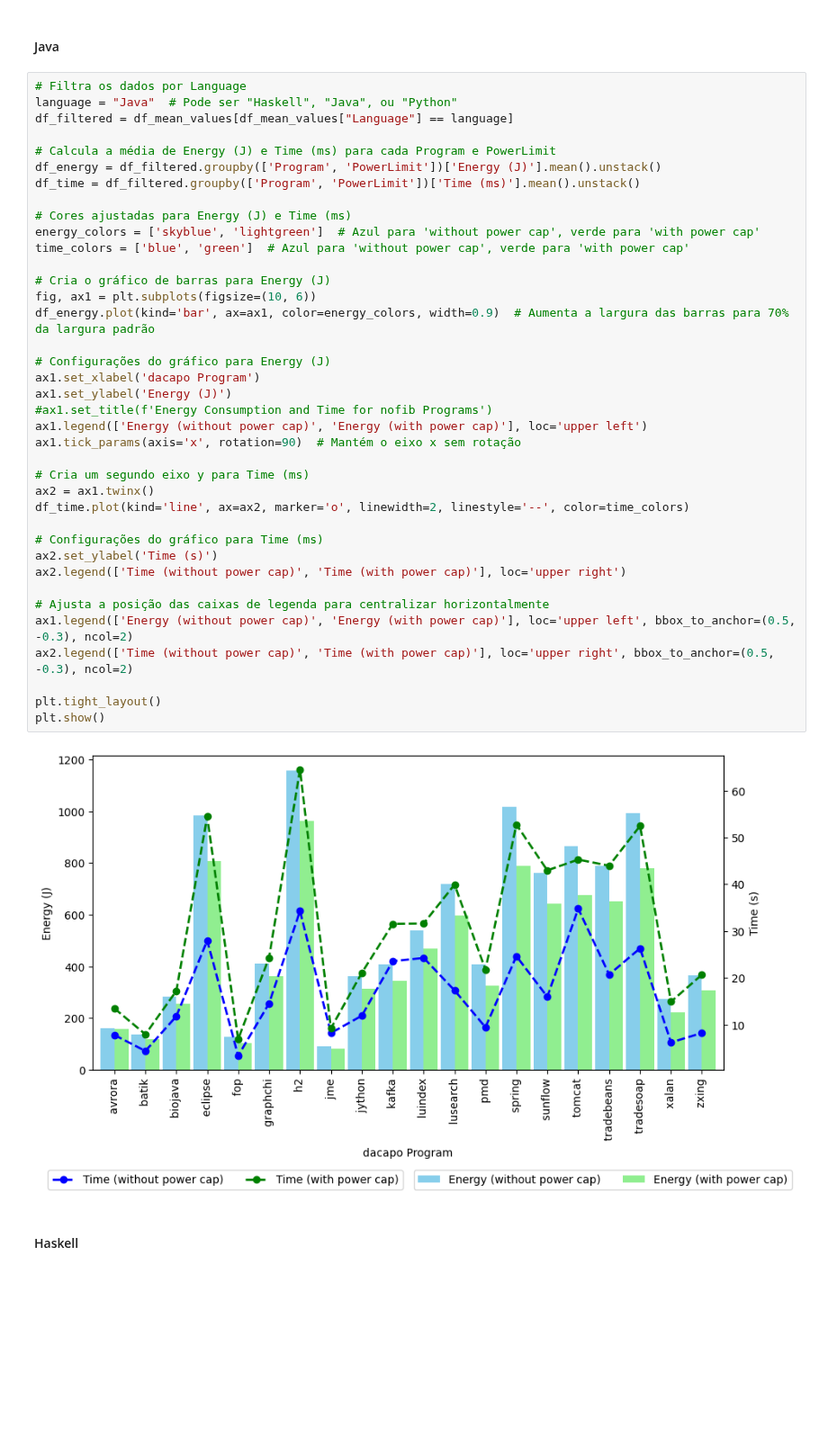
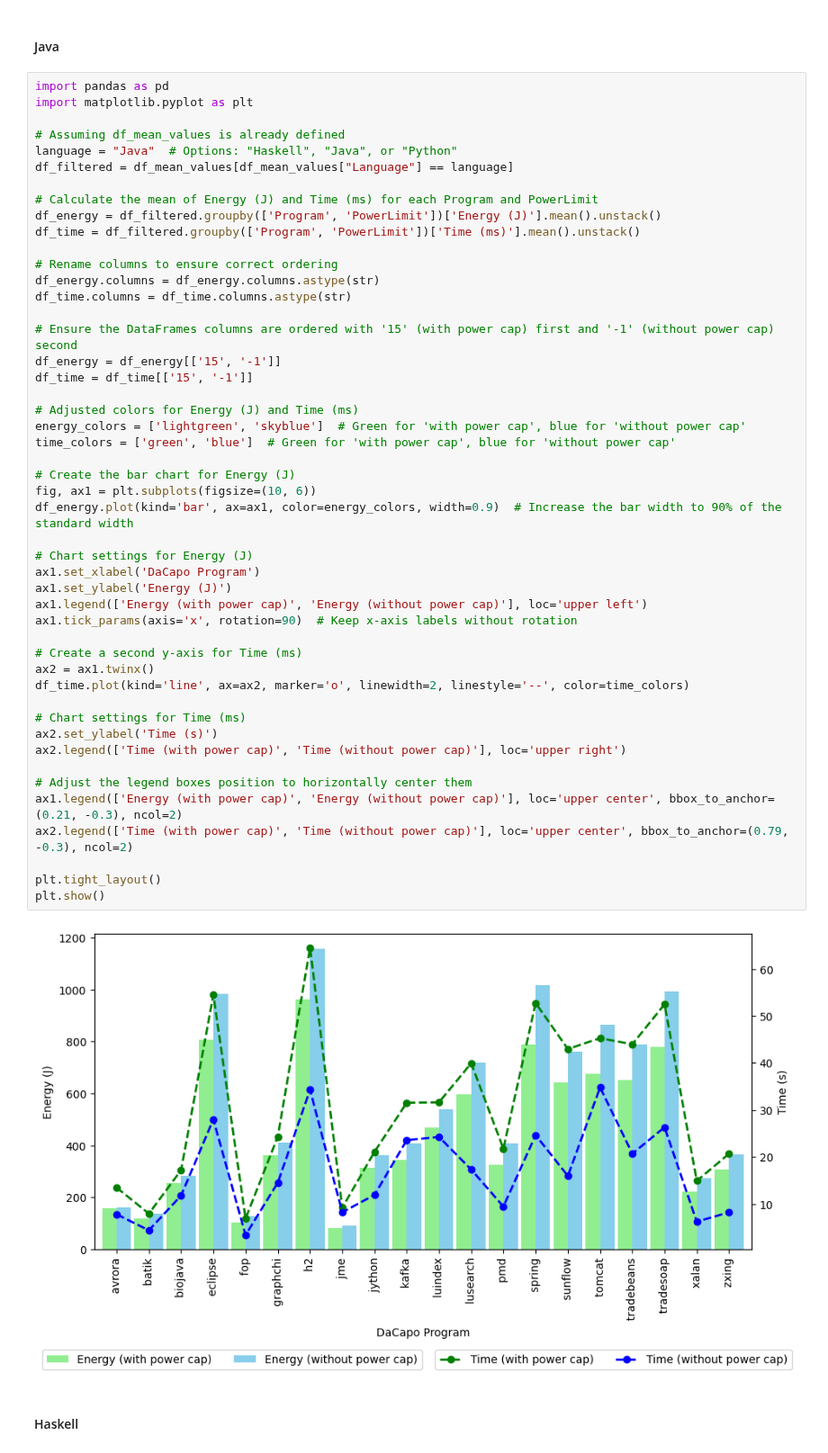
Before and after one commit to LuisMPSilva01/Energy-Languages-PowerCap, a Jupyter notebook: NoteBooks/statistics_benchmarks.ipynb, the cells around one changed output. Shown at 90% size. Cells and saved outputs as stored; diff of their text form; blank space fills up the shorter version.

```diff
--- a/NoteBooks/statistics_benchmarks.ipynb
+++ b/NoteBooks/statistics_benchmarks.ipynb
@@ -318,45 +288,55 @@ plt.show()
 # %% [markdown]
 #### Java
 # %%
-# Filtra os dados por Language
-language = "Java"  # Pode ser "Haskell", "Java", ou "Python"
+import pandas as pd
+import matplotlib.pyplot as plt
+
+# Assuming df_mean_values is already defined
+language = "Java"  # Options: "Haskell", "Java", or "Python"
 df_filtered = df_mean_values[df_mean_values["Language"] == language]
 
-# Calcula a média de Energy (J) e Time (ms) para cada Program e PowerLimit
+# Calculate the mean of Energy (J) and Time (ms) for each Program and PowerLimit
 df_energy = df_filtered.groupby(['Program', 'PowerLimit'])['Energy (J)'].mean().unstack()
 df_time = df_filtered.groupby(['Program', 'PowerLimit'])['Time (ms)'].mean().unstack()
 
-# Cores ajustadas para Energy (J) e Time (ms)
-energy_colors = ['skyblue', 'lightgreen']  # Azul para 'without power cap', verde para 'with power cap'
-time_colors = ['blue', 'green']  # Azul para 'without power cap', verde para 'with power cap'
+# Rename columns to ensure correct ordering
+df_energy.columns = df_energy.columns.astype(str)
+df_time.columns = df_time.columns.astype(str)
 
-# Cria o gráfico de barras para Energy (J)
+# Ensure the DataFrames columns are ordered with '15' (with power cap) first and '-1' (without power cap) second
+df_energy = df_energy[['15', '-1']]
+df_time = df_time[['15', '-1']]
+
+# Adjusted colors for Energy (J) and Time (ms)
+energy_colors = ['lightgreen', 'skyblue']  # Green for 'with power cap', blue for 'without power cap'
+time_colors = ['green', 'blue']  # Green for 'with power cap', blue for 'without power cap'
+
+# Create the bar chart for Energy (J)
 fig, ax1 = plt.subplots(figsize=(10, 6))
-df_energy.plot(kind='bar', ax=ax1, color=energy_colors, width=0.9)  # Aumenta a largura das barras para 70% da largura padrão
+df_energy.plot(kind='bar', ax=ax1, color=energy_colors, width=0.9)  # Increase the bar width to 90% of the standard width
 
-# Configurações do gráfico para Energy (J)
-ax1.set_xlabel('dacapo Program')
+# Chart settings for Energy (J)
+ax1.set_xlabel('DaCapo Program')
 ax1.set_ylabel('Energy (J)')
-#ax1.set_title(f'Energy Consumption and Time for nofib Programs')
-ax1.legend(['Energy (without power cap)', 'Energy (with power cap)'], loc='upper left')
-ax1.tick_params(axis='x', rotation=90)  # Mantém o eixo x sem rotação
+ax1.legend(['Energy (with power cap)', 'Energy (without power cap)'], loc='upper left')
+ax1.tick_params(axis='x', rotation=90)  # Keep x-axis labels without rotation
 
-# Cria um segundo eixo y para Time (ms)
+# Create a second y-axis for Time (ms)
 ax2 = ax1.twinx()
 df_time.plot(kind='line', ax=ax2, marker='o', linewidth=2, linestyle='--', color=time_colors)
 
-# Configurações do gráfico para Time (ms)
+# Chart settings for Time (ms)
 ax2.set_ylabel('Time (s)')
-ax2.legend(['Time (without power cap)', 'Time (with power cap)'], loc='upper right')
+ax2.legend(['Time (with power cap)', 'Time (without power cap)'], loc='upper right')
 
-# Ajusta a posição das caixas de legenda para centralizar horizontalmente
-ax1.legend(['Energy (without power cap)', 'Energy (with power cap)'], loc='upper left', bbox_to_anchor=(0.5, -0.3), ncol=2)
-ax2.legend(['Time (without power cap)', 'Time (with power cap)'], loc='upper right', bbox_to_anchor=(0.5, -0.3), ncol=2)
+# Adjust the legend boxes position to horizontally center them
+ax1.legend(['Energy (with power cap)', 'Energy (without power cap)'], loc='upper center', bbox_to_anchor=(0.21, -0.3), ncol=2)
+ax2.legend(['Time (with power cap)', 'Time (without power cap)'], loc='upper center', bbox_to_anchor=(0.79, -0.3), ncol=2)
 
 plt.tight_layout()
 plt.show()
 # %% [output]
-[figure, old version]
+[figure, new version]
 # %% [markdown]
 #### Haskell
 # %%
```
Also changed, not shown: parts of 4 cells of this notebook.
